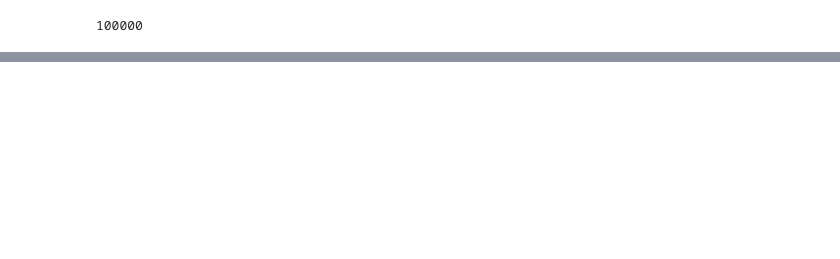
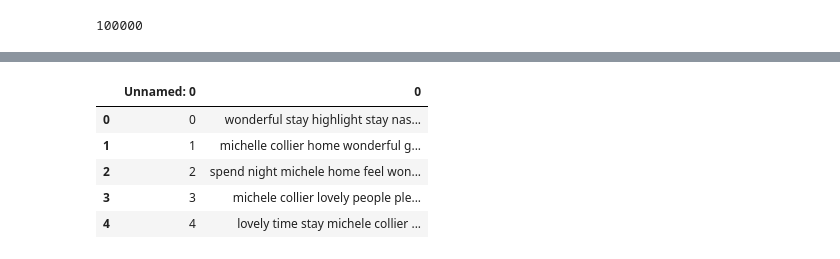
Before and after one commit to Zanderl1987/General, a Jupyter notebook: AirBnB Ratings Prediction.ipynb, the cells around one changed output, grey strips where cells are left out. Cells and saved outputs as stored; diff of their text form; code cells hidden in the pictures; blank space fills up the shorter version.

```diff
--- a/AirBnB Ratings Prediction.ipynb
+++ b/AirBnB Ratings Prediction.ipynb
@@ -205,0 +162,17 @@ cleaned_text_s.to_csv(r"F:\Data Science\Datasets\Cleaned AirBnB Reviews\cleaned_
+# %%
+cleaned_reviews_list = []
+
+with os.scandir(cleaned_data_dir_path) as entries:
+    for entry in entries:
+        if entry.is_file():
+            cleaned_reviews_list.append(pd.read_csv(entry.path))
+
+cleaned_revs_df = pd.concat(cleaned_reviews_list)
+cleaned_revs_df.head()
+# %% [output]
+|  | Unnamed: 0 | 0 |
+| 0 | 0 | wonderful stay highlight stay nas... |
+| 1 | 1 | michelle collier home wonderful g... |
+| 2 | 2 | spend night michele home feel won... |
+| 3 | 3 | michele collier lovely people ple... |
+| 4 | 4 | lovely time stay michele collier ... |
```
Also changed, not shown: parts of 19 cells of this notebook, 3 other files.
